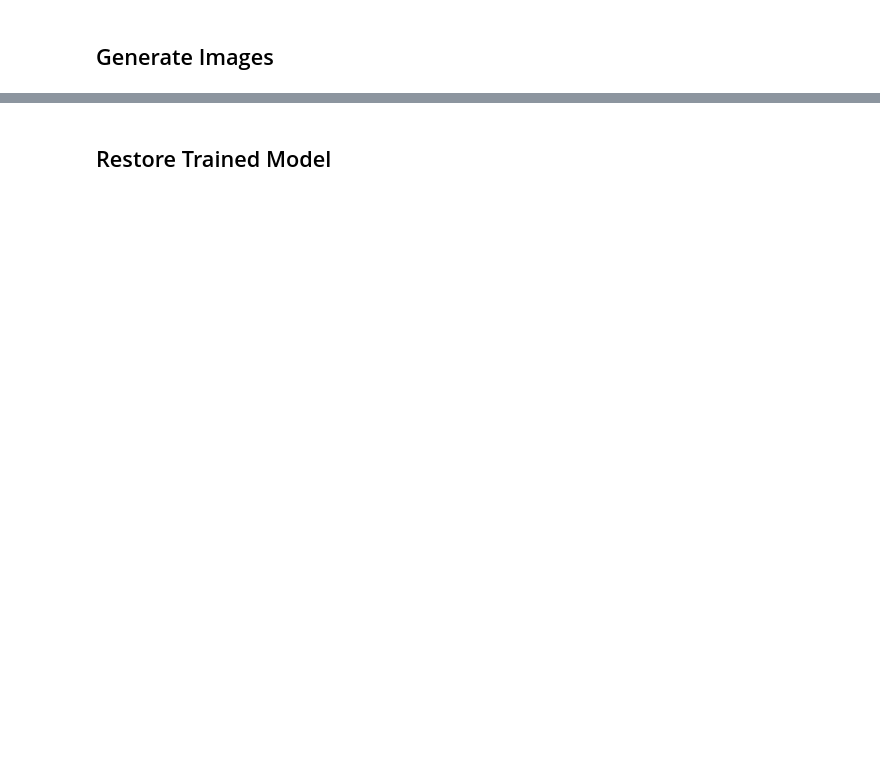
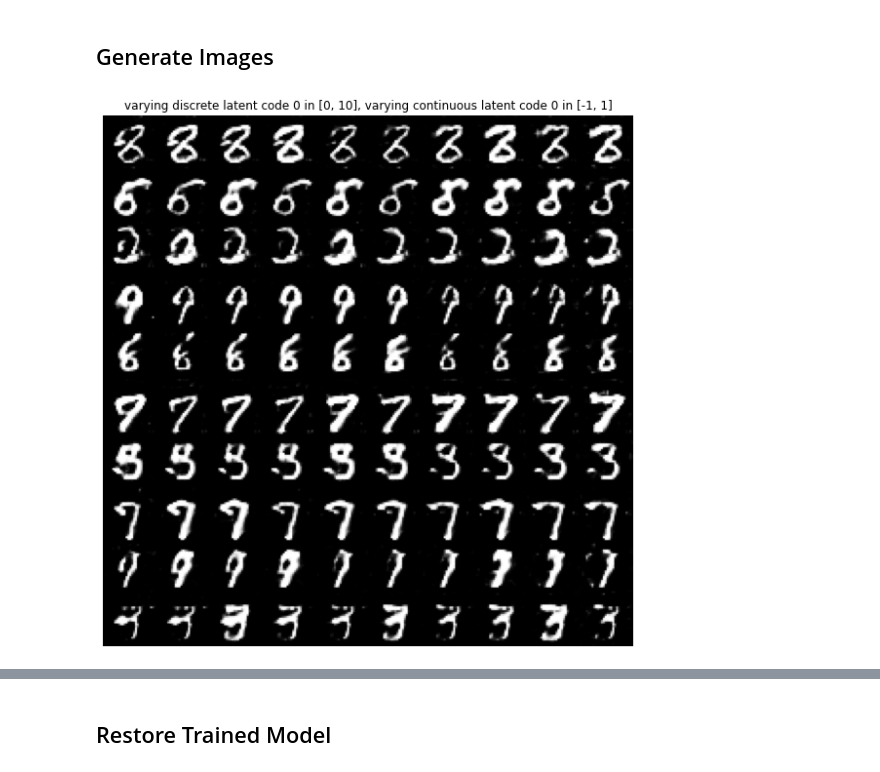
Before and after one commit to amir7d0/InfoGAN, a Jupyter notebook: infogan.ipynb, the cells around one changed output, grey strips where cells are left out. Drawn from its saved outputs; the diff is of its cells as text; code cells hidden in the pictures; blank space fills up the shorter version.

```diff
--- a/infogan.ipynb
+++ b/infogan.ipynb
@@ -76,3 +111,11 @@ Shape of the images in the dataset: (28, 28)
 # %% [markdown]
 ## Generate Images
+# %%
+from infogan.utils import plot_test
+
+plot_test(info_gan.generator, latent_spec,
+          idx_range_varying_disc=(0, [0, 10]),
+          idx_range_varying_cont=(0, [-1, 1]))
+# %% [output]
+[figure, added]
 # %%
```
Also changed, not shown: parts of 6 cells of this notebook.
